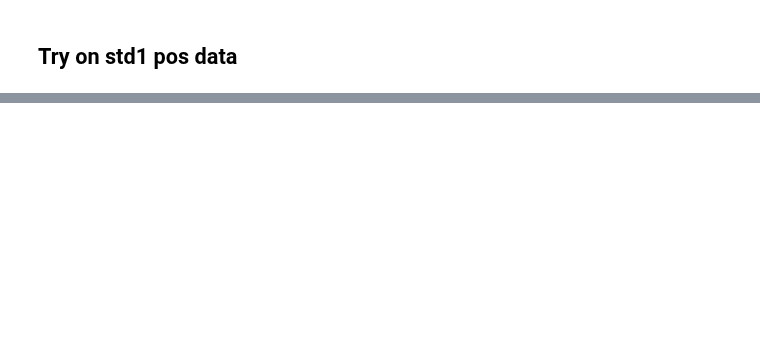
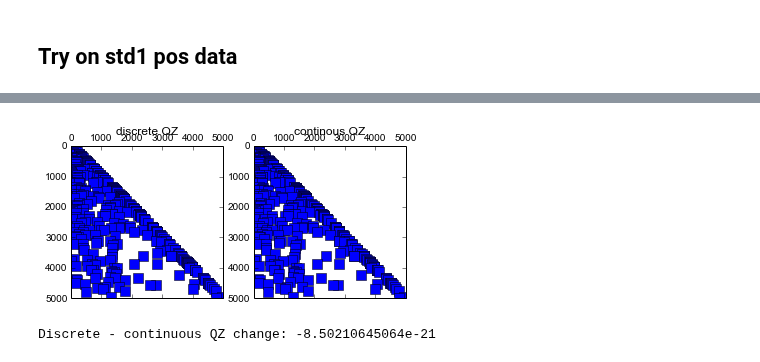
Before and after one commit to sdrogers/metabolomics_tools, a Jupyter notebook: discretisation/notebooks/test_discrete_clustering.ipynb, the cells around one changed output, grey strips where cells are left out. Cells and saved outputs as stored; diff of their text form; code cells hidden in the pictures; blank space fills up the shorter version.

Commit message:
add VB method for discrete clustering
Former-commit-id: dc2b7833f864bce47834e99444c47351f864e084

```diff
--- a/discretisation/notebooks/test_discrete_clustering.ipynb
+++ b/discretisation/notebooks/test_discrete_clustering.ipynb
@@ -82,0 +57,12 @@ Occupied bins=231
+# %%
+# try vb
+mbc = DiscreteVB(peak_data, hp)
+vb = ContinuousVB(peak_data, hp)
+mbc.n_iterations = 20
+vb.n_iterations = 20
+
+print mbc
+mbc.run()
+
+print vb
+vb.run()
@@ -82,0 +87,21 @@ Occupied bins=231
+# %%
+# plot sparsity for VB results
+I = np.identity(peak_data.num_peaks) # exclude those peaks in its own cluster
+mbc_QZ = mbc.QZ.todense() - I
+vb_QZ = vb.QZ.todense() - I
+mbc_QZ = sp.csr_matrix(mbc_QZ)
+vb_QZ = sp.csr_matrix(vb_QZ)
+
+plt.figure()
+plt.subplot(1, 2, 1)
+plt.spy(mbc_QZ)
+plt.title('discrete QZ')
+plt.subplot(1, 2, 2)
+plt.spy(vb_QZ)
+plt.title('continous QZ')
+plt.show()
+Q_change = (np.square(mbc_QZ-vb_QZ)).sum()
+print "Discrete - continuous QZ change: " + str(Q_change)
+# %% [output]
+[figure, added]
+Discrete - continuous QZ change: -8.50210645064e-21
```
Also changed, not shown: parts of 6 cells of this notebook, 4 other files.
